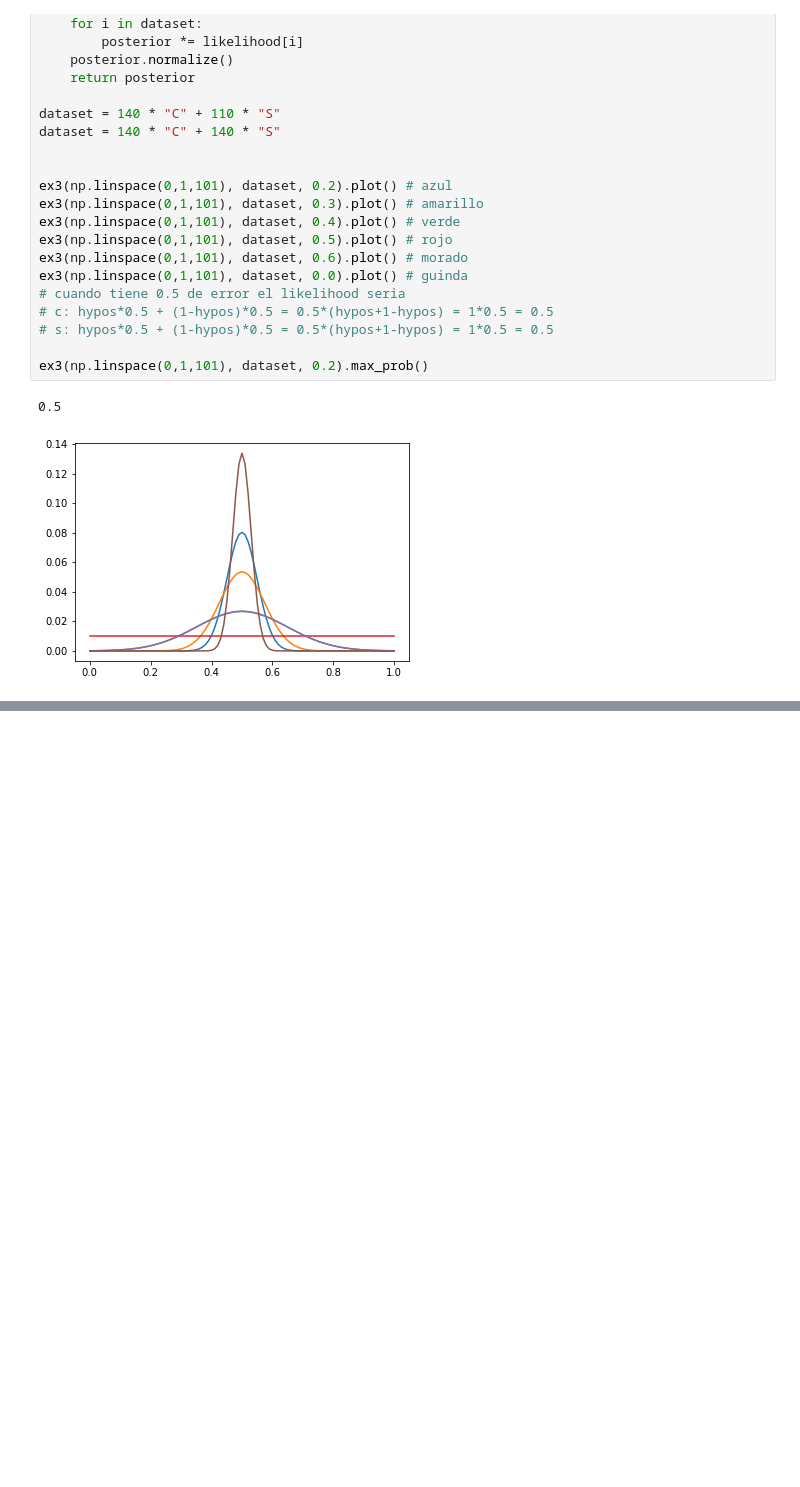
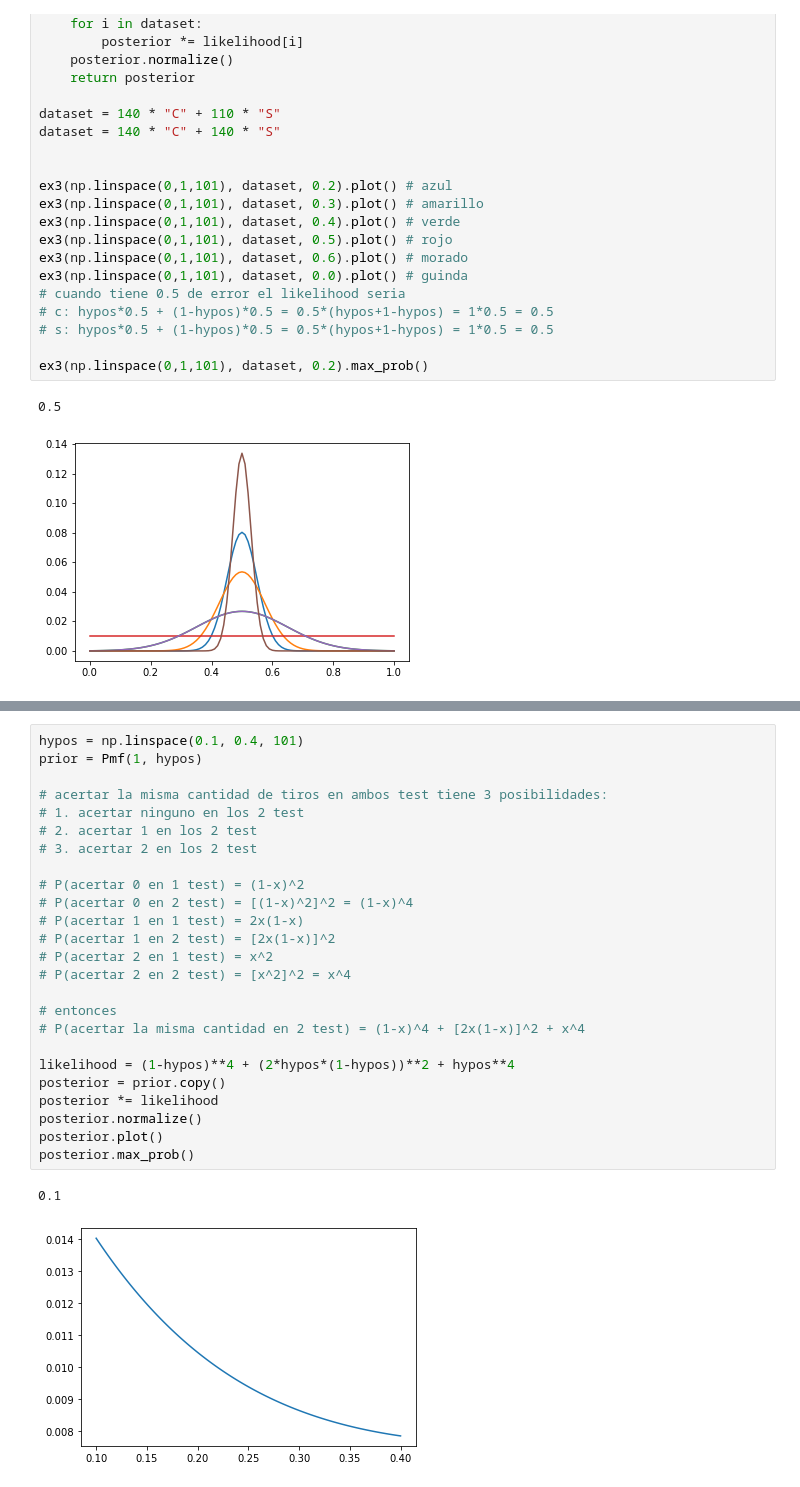
Before and after one commit to r3gor/think-bayes-2, a Jupyter notebook: 4-EstimatingProportions.ipynb, the cells around one changed output, grey strips where cells are left out. Cells and saved outputs as stored; diff of their text form; blank space fills up the shorter version.

```diff
--- a/4-EstimatingProportions.ipynb
+++ b/4-EstimatingProportions.ipynb
@@ -397,0 +411,28 @@ ex3(np.linspace(0,1,101), dataset, 0.2).max_prob()
+# %%
+hypos = np.linspace(0.1, 0.4, 101)
+prior = Pmf(1, hypos)
+
+# acertar la misma cantidad de tiros en ambos test tiene 3 posibilidades:
+# 1. acertar ninguno en los 2 test
+# 2. acertar 1 en los 2 test
+# 3. acertar 2 en los 2 test
+
+# P(acertar 0 en 1 test) = (1-x)^2
+# P(acertar 0 en 2 test) = [(1-x)^2]^2 = (1-x)^4
+# P(acertar 1 en 1 test) = 2x(1-x)
+# P(acertar 1 en 2 test) = [2x(1-x)]^2
+# P(acertar 2 en 1 test) = x^2
+# P(acertar 2 en 2 test) = [x^2]^2 = x^4
+
+# entonces
+# P(acertar la misma cantidad en 2 test) = (1-x)^4 + [2x(1-x)]^2 + x^4
+
+likelihood = (1-hypos)**4 + (2*hypos*(1-hypos))**2 + hypos**4
+posterior = prior.copy()
+posterior *= likelihood
+posterior.normalize()
+posterior.plot()
+posterior.max_prob()
+# %% [output]
+0.1
+[figure, added]
```
Also changed, not shown: parts of 1 cell of this notebook.
